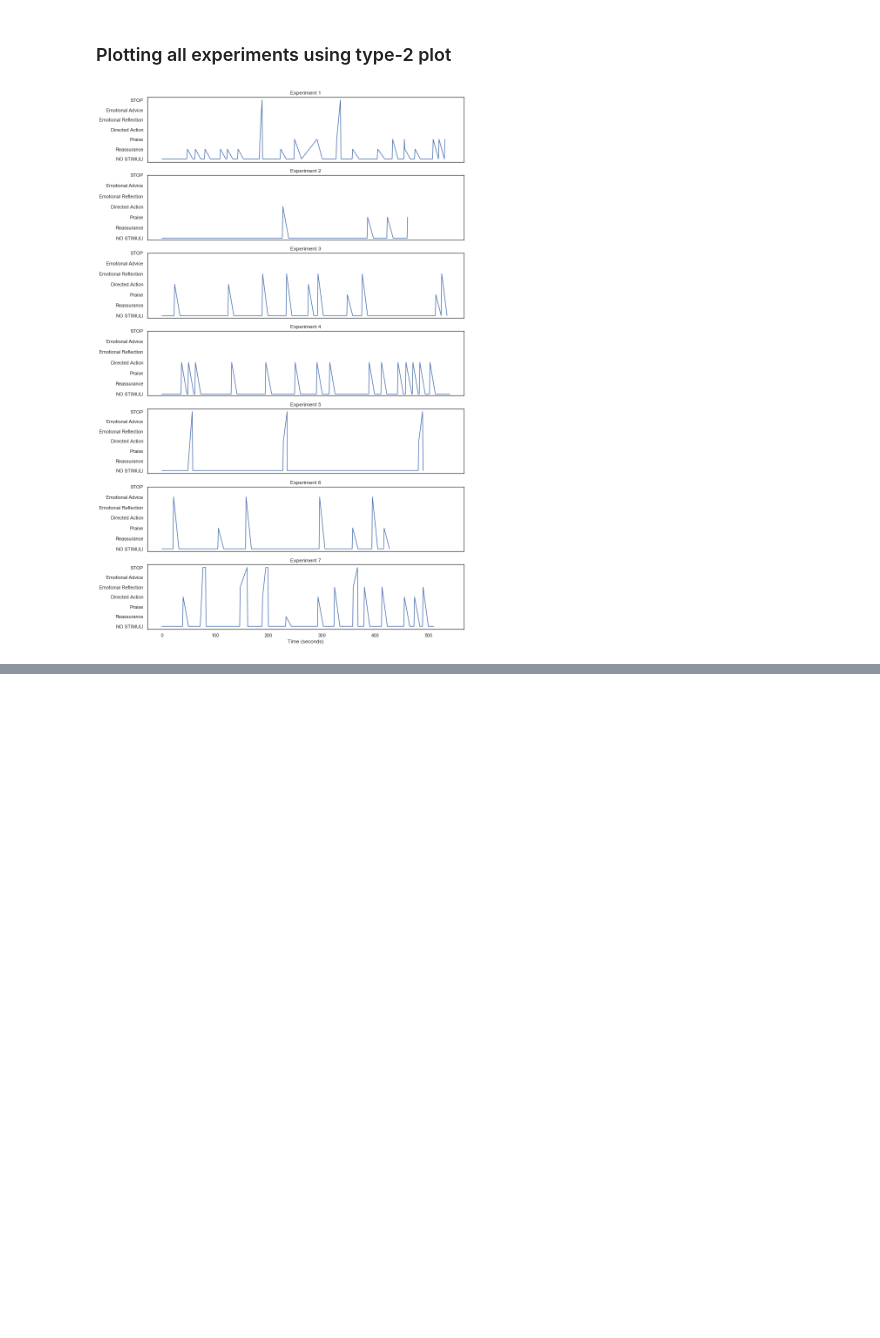
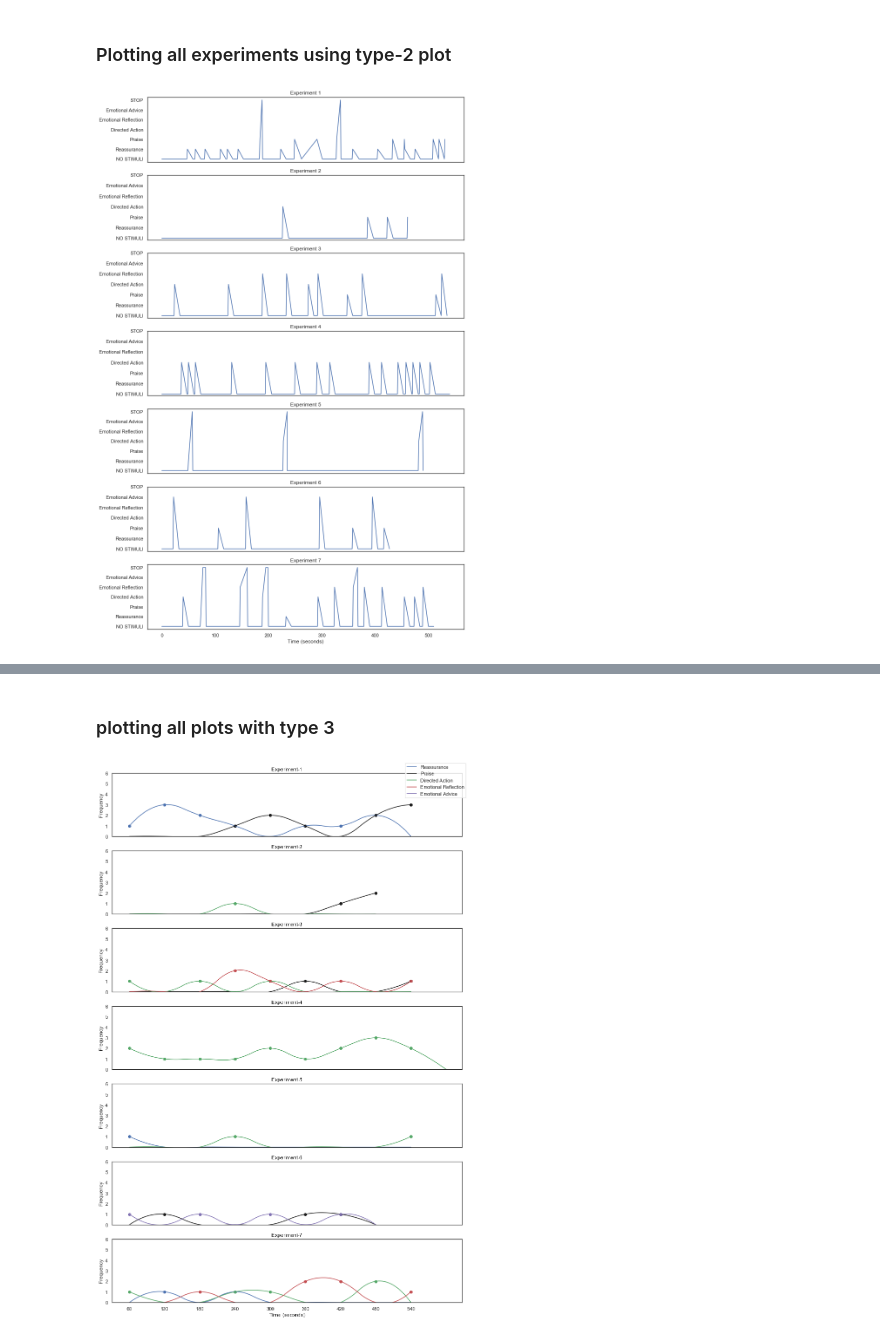
Before and after one commit to pankajchejara23/stimuli-data-visualization, a Jupyter notebook: Time series.ipynb, the cells around one changed output, grey strips where cells are left out. Drawn from its saved outputs; the diff is of its cells as text; code cells hidden in the pictures; blank space fills up the shorter version.

```diff
--- a/Time series.ipynb
+++ b/Time series.ipynb
@@ -162,0 +274,72 @@ plt.show()
+# %% [markdown]
+### plotting all plots with type 3
+# %%
+
+colors = {'Reassurance':'b', 'Praise':'k', 'Directed Action':'g','Emotional Reflection':'r','Emotional Advice':'m'}
+
+fig, ax = plt.subplots(7,figsize=(12,18),sharex=True)
+
+# You can change time window in seconds
+time_window = 60
+
+time_window_label = str(time_window)+"S"
+
+for i in range(1,8):
+    pr_df = countFrequencyAndRecomputeTime(log,i,time_window_label)
+
+    stimuli_types = ['NO STIMULI', 'Reassurance', 'Praise', 'Directed Action','Emotional Reflection','Emotional Advice']
+
+    for stimuli in stimuli_types:
+
+        stimuli_label = 'label_' + stimuli
+        if stimuli_label not in pr_df.columns or stimuli == 'NO STIMULI':
+            continue
+
+
+        x = pr_df['frame']
+        y = pr_df[stimuli_label]
+
+        xnew = np.linspace(x.min(), x.max(), 200)
+
+        #define spline
+        spl = make_interp_spline(x, y, k=2)
+        y_smooth = spl(xnew)
+
+        x_dot = pr_df.loc[pr_df[stimuli_label] !=0,'frame']
+        y_dot = pr_df.loc[pr_df[stimuli_label] !=0,stimuli_label]
+
+
+        ax[i-1].plot(xnew,y_smooth,label=stimuli,color=colors[stimuli])
+        ax[i-1].scatter(x_dot,y_dot,marker="o",color=colors[stimuli])
+
+
+
+    ax[i-1].set_yticks(range(0,7),list(range(0,7)))
+    ax[i-1].set_ylabel('Frequency')
+    ax[i-1].set_ylim(ymin=0)
+    ax[i-1].set_xticks(x)
+    ax[i-1].set_xticklabels(x*time_window)
+    ax[i-1].set_title('Experiment-%d'%i)
+
+lines_labels = [ax.get_legend_handles_labels() for ax in fig.axes]
+lines, labels = [sum(lol, []) for lol in zip(*lines_labels)]
+
+new_lines = []
+new_labels = []
+
+for line,label in zip(lines,labels):
+
+    if label not in new_labels:
+        new_lines.append(line)
+        new_labels.append(label)
+
+# finally we invoke the legend (that you probably would like to customize...)
+
+fig.legend(new_lines, new_labels)
+
+plt.xlabel('Time (seconds)')
+plt.tight_layout()
+plt.savefig('type_3_all_experiment_%s.png'%time_window_label,format='png')
+plt.show()
+# %% [output]
+[figure, added]
```
Also changed, not shown: parts of 6 cells of this notebook.
